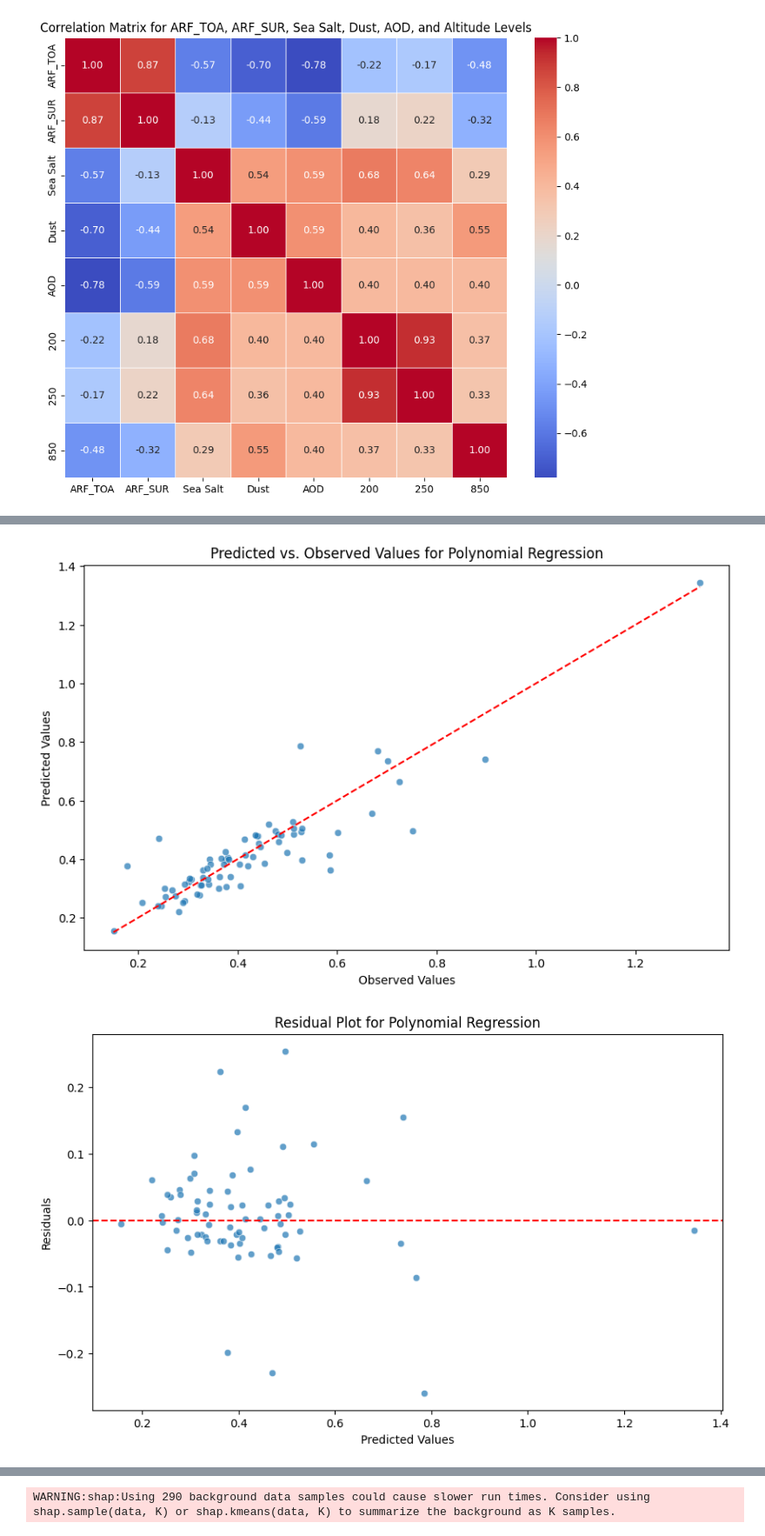
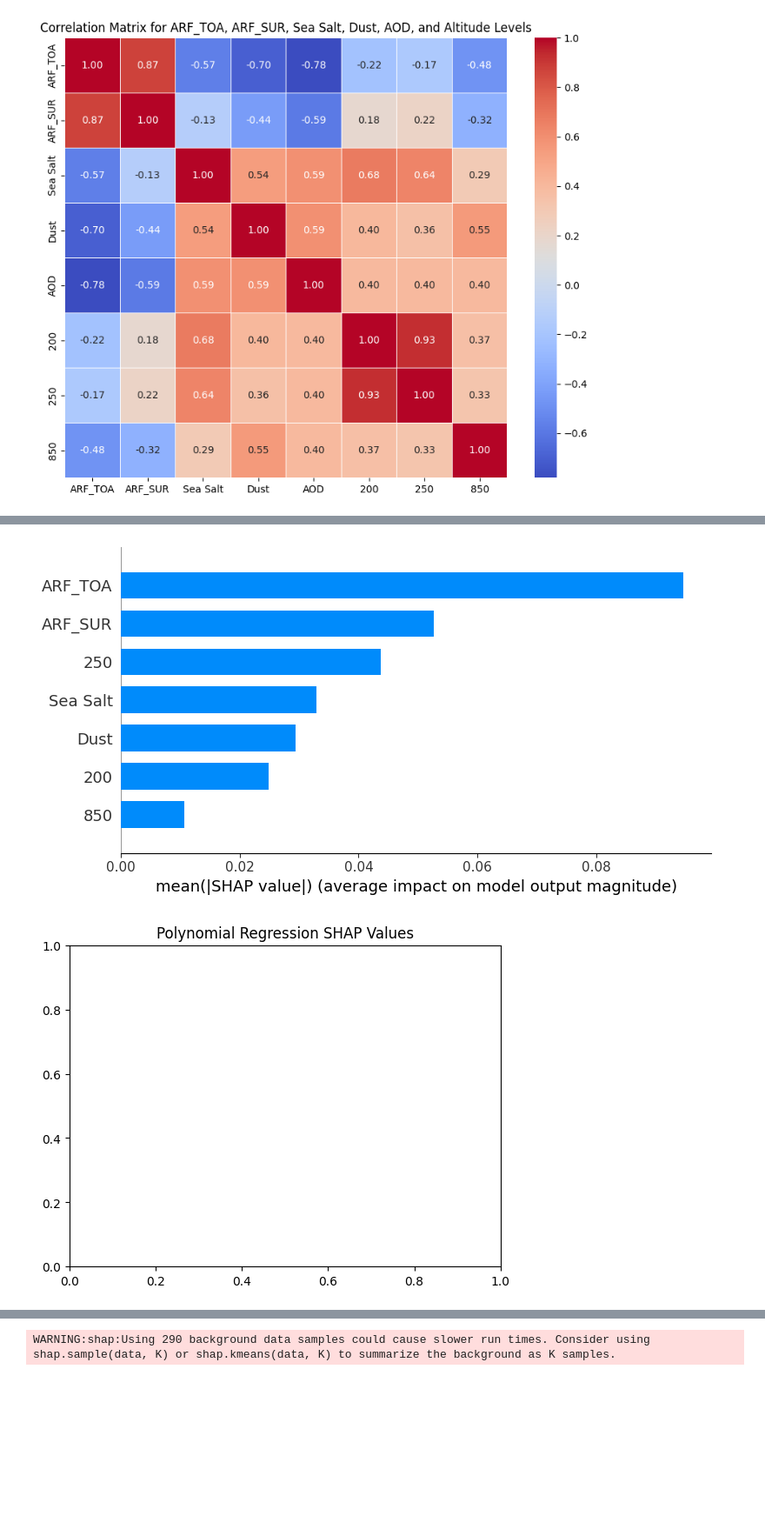
Before and after one commit to SanaSNavas27/finalproject, a Jupyter notebook: Copy_of_shapandpfi.ipynb, the cells around one changed output, grey strips where cells are left out. Shown at 87% size. Drawn from its saved outputs; the diff is of its cells as text; code cells hidden in the pictures; blank space fills up the shorter version.

```diff
--- a/Copy_of_shapandpfi.ipynb
+++ b/Copy_of_shapandpfi.ipynb
@@ -232,28 +325,23 @@ R^2 Score: 0.7841058747894454
-# %%
-
-# Define plotting functions
-def plot_predicted_vs_observed(y_true, y_pred, model_name):
-    plt.figure(figsize=(10, 6))
-    sns.scatterplot(x=y_true, y=y_pred, alpha=0.7)
-    plt.plot([min(y_true), max(y_true)], [min(y_true), max(y_true)], color='red', linestyle='--')
-    plt.title(f'Predicted vs. Observed Values for {model_name}')
-    plt.xlabel('Observed Values')
-    plt.ylabel('Predicted Values')
-    plt.show()
-
-def plot_residuals(y_true, y_pred, model_name):
-    residuals = y_true - y_pred
-    plt.figure(figsize=(10, 6))
-    sns.scatterplot(x=y_pred, y=residuals, alpha=0.7)
-    plt.axhline(y=0, color='red', linestyle='--')
-    plt.title(f'Residual Plot for {model_name}')
-    plt.xlabel('Predicted Values')
-    plt.ylabel('Residuals')
-    plt.show()
-
-# Plot for Polynomial Regression
-plot_predicted_vs_observed(y_test, y_pred, "Polynomial Regression")
-plot_residuals(y_test, y_pred, "Polynomial Regression")
-# %% [output]
-[figure, removed]
-[figure, removed]
+# %%
+# Define a function to get model predictions
+def predict_fn(x):
+    return pipeline.predict(x)
+
+# Create a SHAP explainer using KernelExplainer
+# Use a subset of the training data as background
+background_data = shap.sample(X_train, 100)
+
+explainer = shap.KernelExplainer(predict_fn, background_data)
+
+# Compute SHAP values for the test set
+shap_values = explainer.shap_values(X_test)
+
+# Generate a summary plot with vertical bar plot type
+shap.summary_plot(shap_values, X_test, plot_type='bar')
+plt.title("Polynomial Regression SHAP Values")
+
+# Display the plot
+plt.show()
+# %% [output]
+[figure, added]
+[figure, added]
```
Also changed, not shown: parts of 21 cells of this notebook.
